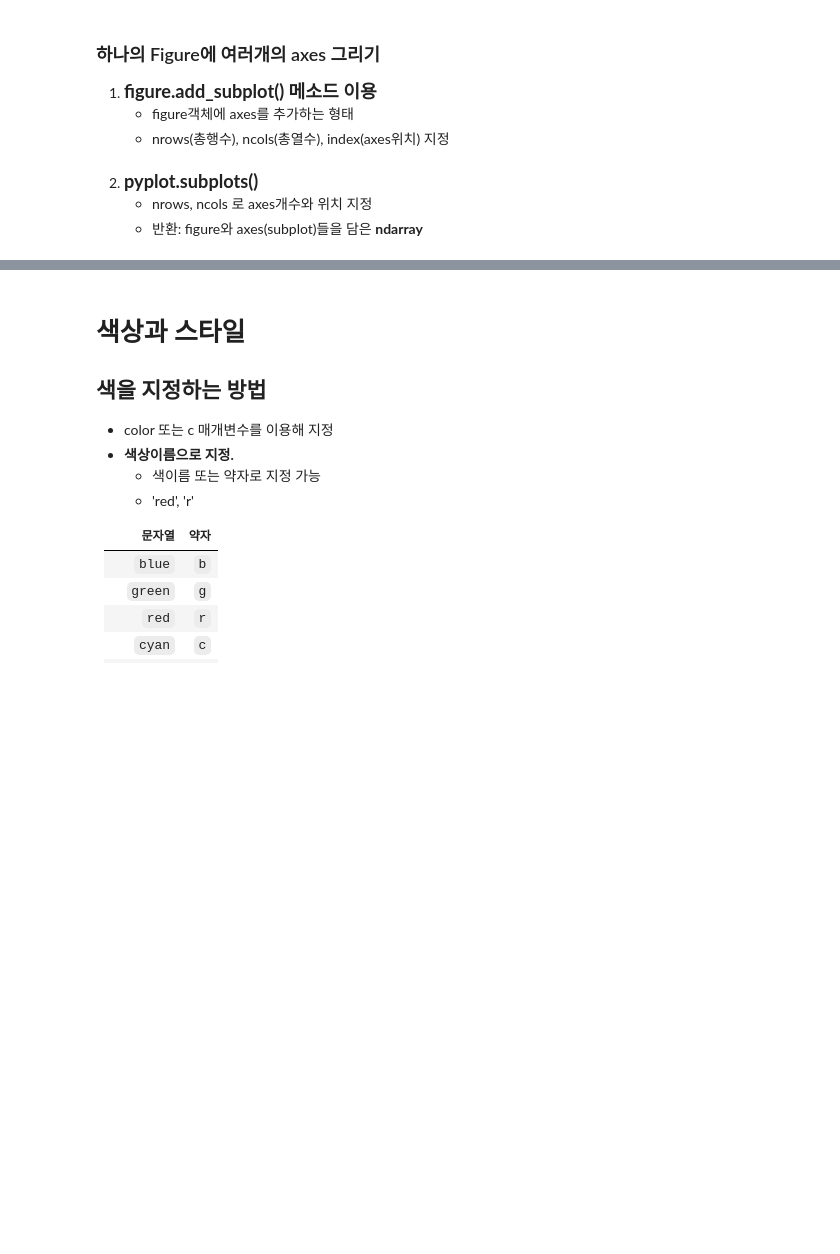
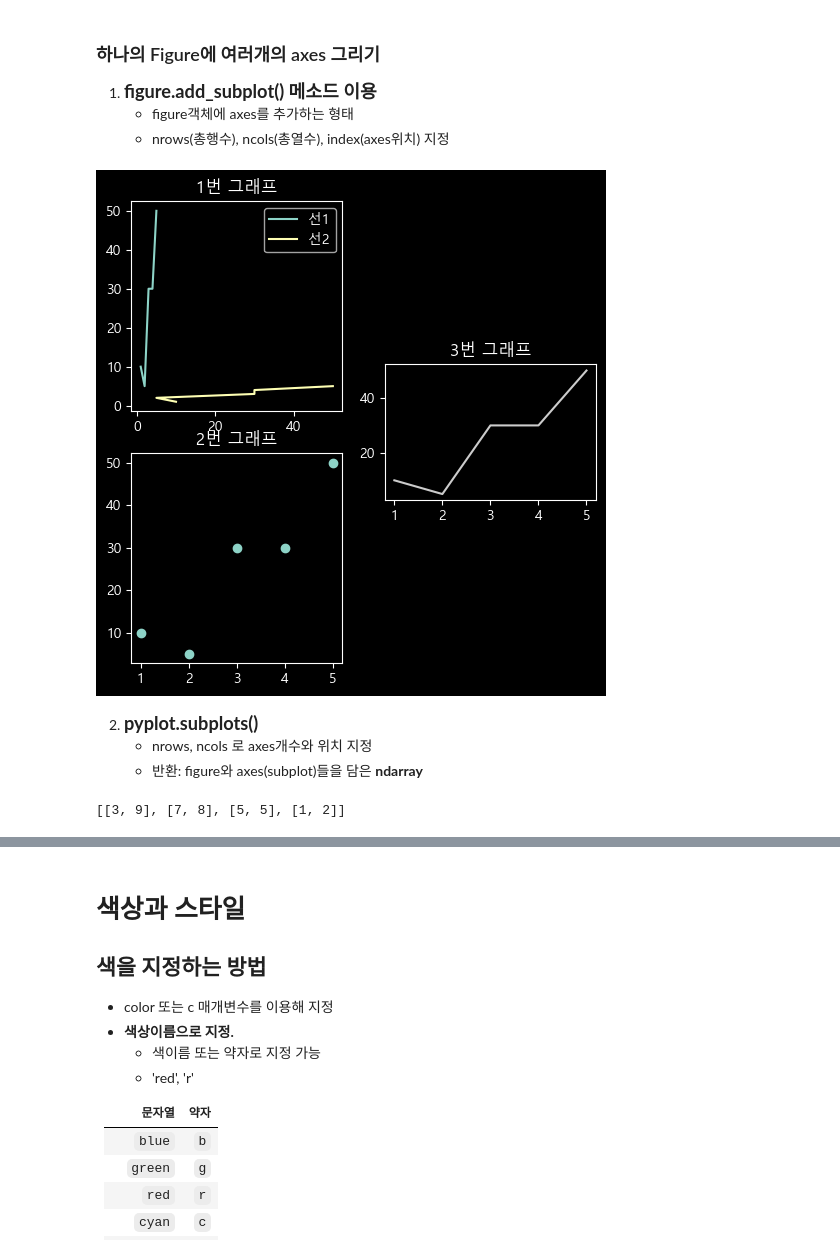
Before and after one commit to ksryong0/SKN21, a Jupyter notebook: 05_시각화/01_matplotlib 개요.ipynb, the cells around one changed output, grey strips where cells are left out. Drawn from its saved outputs; the diff is of its cells as text; code cells hidden in the pictures; blank space fills up the shorter version.

```diff
--- a/05_시각화/01_matplotlib 개요.ipynb
+++ b/05_시각화/01_matplotlib 개요.ipynb
@@ -219,23 +297,34 @@ plt.show()
 # %%
 # FIGURE 객체
 fig = plt.figure(figsize=(6, 6))  # figure생성
 # figure에 axes(subplot)을 추가
 ax1 = fig.add_subplot(2, 2, 1)
 ax1.plot(x, y, label="선1")
 ax1.plot(y, x, label="선2")
 ax1.set_title("1번 그래프")
 ax1.legend()
 
 ax2 = fig.add_subplot(2, 2, 3)
 ax2.scatter(x, y)
 ax2.set_title("2번 그래프")
 
 ax3 = fig.add_subplot(3, 2, 4)
 ax3.plot(x, y, color='0.8')
 ax3.set_title("3번 그래프")
+
+plt.tight_layout()
 plt.show()
+# %% [output]
+[figure, added]
 # %% [markdown]
 2. <b style='font-size:1.3em'>pyplot.subplots()</b>
     - nrows, ncols 로 axes개수와 위치 지정
     - 반환: figure와 axes(subplot)들을 담은 **ndarray**
+# %%
+a = [[1,2],[3,9],[5,5],[7,8]]
+b = sorted(a, key=lambda x: x[1], reverse=True)
+b
+# print(a)
+# %% [output]
+[[3, 9], [7, 8], [5, 5], [1, 2]]
 # %%
```
Also changed, not shown: parts of 13 cells of this notebook, 4 other files.
